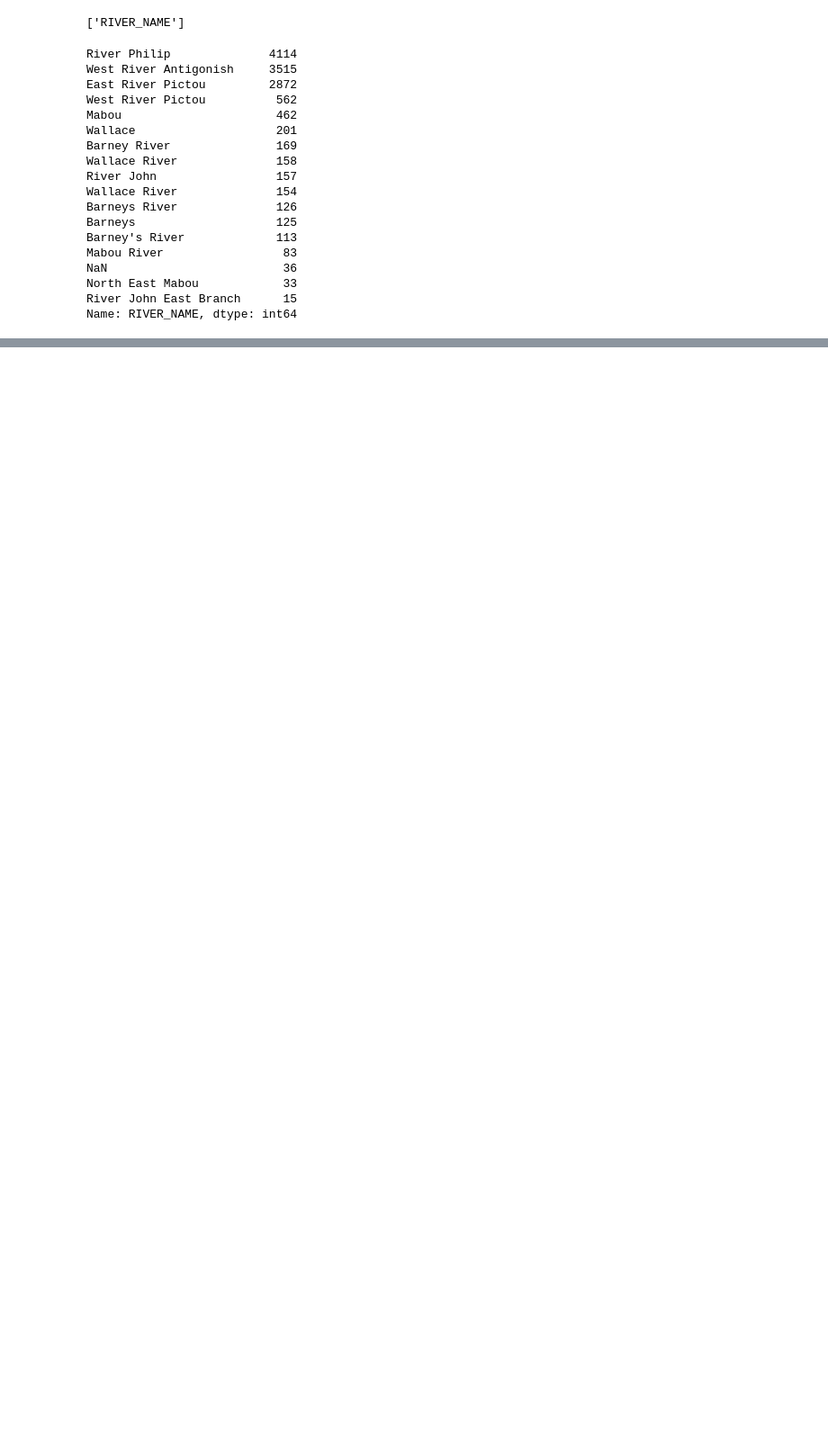
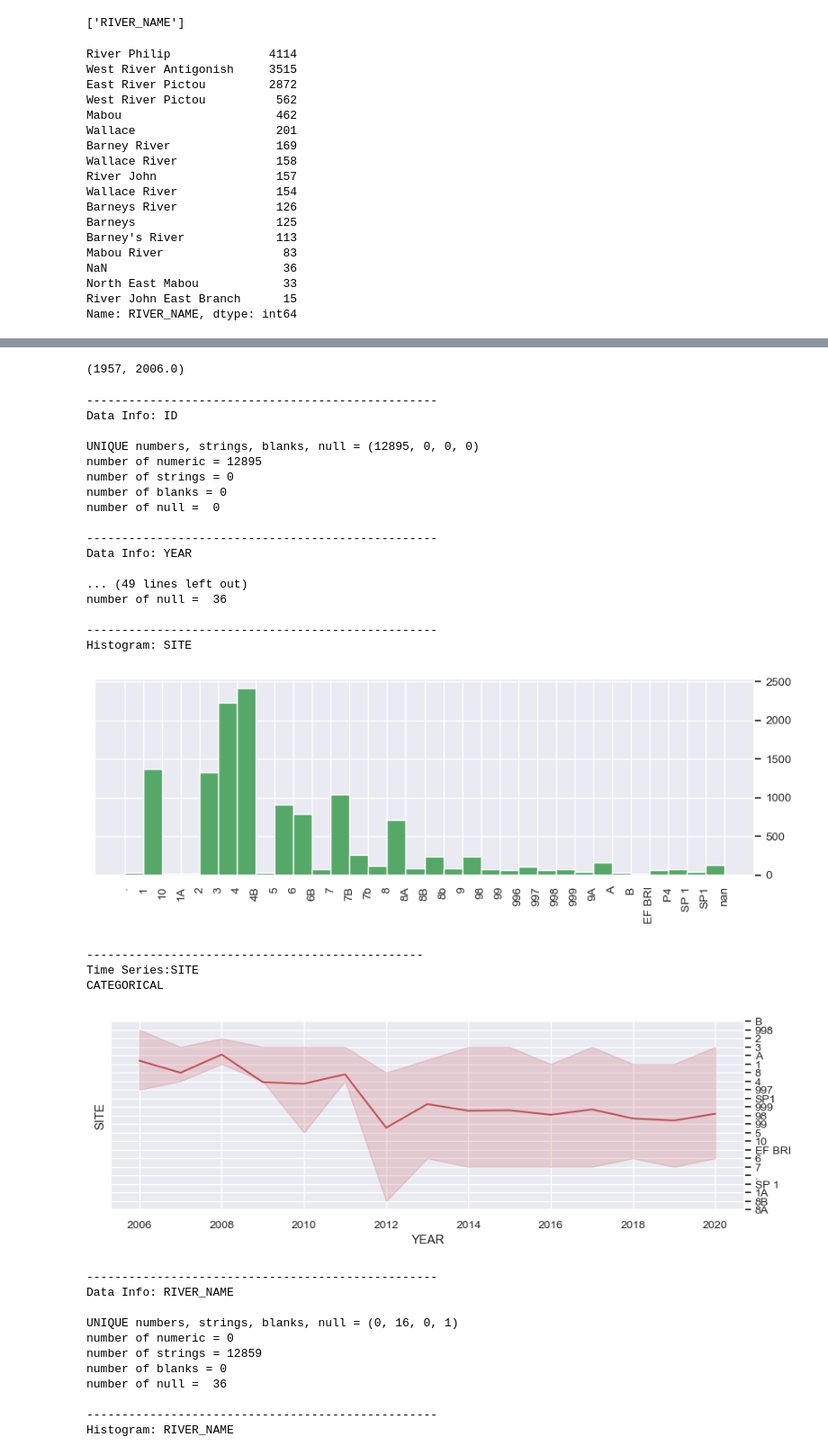
Before and after one commit to dfo-gulf-science/EFishing-EDA, a Jupyter notebook: E_Fishing_EDA.ipynb, the cells around one changed output, grey strips where cells are left out. Shown at 90% size. Drawn from its saved outputs; the diff is of its cells as text; code cells hidden in the pictures; blank space fills up the shorter version.

```diff
--- a/E_Fishing_EDA.ipynb
+++ b/E_Fishing_EDA.ipynb
@@ -158,0 +449,45 @@ Name: RIVER_NAME, dtype: int64
+# %%
+df_mar.YEAR.min(), df_gns.YEAR.min()
+# %% [output]
+(1957, 2006.0)
+# %%
+dont_plot_these_columns = ['ID', 'YEAR', 'WEIGHT', 'SCALE_ID_NUMBER', 'COMMENTS', 'MATURITY']
+dataframe = df_gns
+for col in dont_plot_these_columns:
+    print_data_info(dataframe, col)
+for col in [x for x in list(dataframe.columns) if x not in dont_plot_these_columns]:
+    do_EDA_stuff(dataframe, col)
+# %% [output]
+--------------------------------------------------
+Data Info: ID
+
+UNIQUE numbers, strings, blanks, null = (12895, 0, 0, 0)
+number of numeric = 12895
+number of strings = 0
+number of blanks = 0
+number of null =  0
+
+--------------------------------------------------
+Data Info: YEAR
+
+... (49 lines left out)
+number of null =  36
+
+--------------------------------------------------
+Histogram: SITE
+[figure, added]
+------------------------------------------------
+Time Series:SITE
+CATEGORICAL
+[figure, added]
+--------------------------------------------------
+Data Info: RIVER_NAME
+
+UNIQUE numbers, strings, blanks, null = (0, 16, 0, 1)
+number of numeric = 0
+number of strings = 12859
+number of blanks = 0
+number of null =  36
+
+--------------------------------------------------
+Histogram: RIVER_NAME
```
Also changed, not shown: parts of 38 cells of this notebook.
